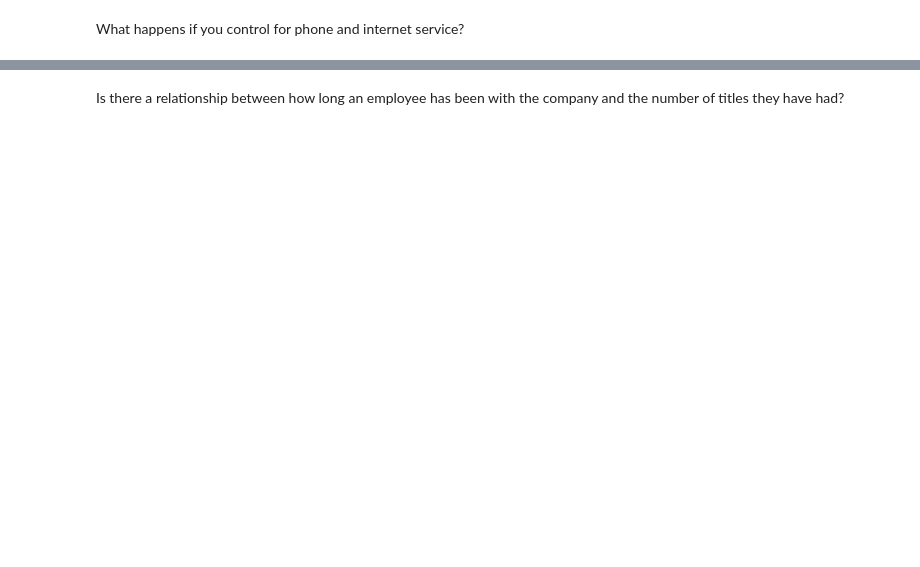
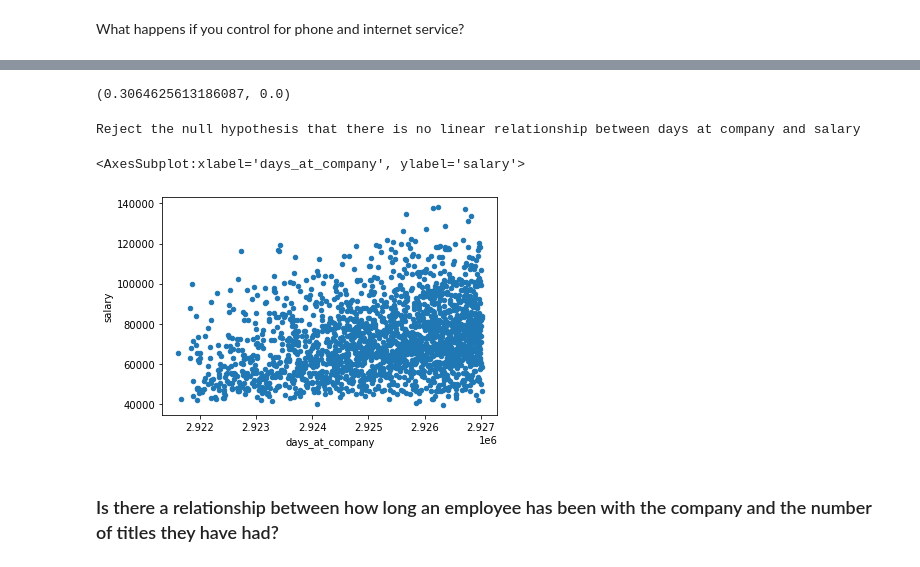
Before and after one commit to jesse-d-marder/statistics-exercises, a Jupyter notebook: hypothesis_testing.ipynb, the cells around one changed output, grey strips where cells are left out. Saved outputs shown, nothing was run; the diff lists cells and outputs as text; code cells hidden in the pictures; blank space fills up the shorter version.

```diff
--- a/hypothesis_testing.ipynb
+++ b/hypothesis_testing.ipynb
@@ -323,0 +390,10 @@ emp_sal = pd.read_sql(sql, get_db_url('employees'))
+# %%
+# Gets current employees only
+sql = """
+SELECT emp_no, salary, hire_date, to_date, DATEDIFF(to_date,  hire_date) AS days_at_company
+FROM employees
+JOIN salaries
+USING (emp_no)
+WHERE to_date>CURDATE();
+"""
+emp_sal = pd.read_sql(sql, get_db_url('employees'))
@@ -324,2 +409,19 @@ emp_sal = pd.read_sql(sql, get_db_url('employees'))
+# %%
+corr, p = stats.pearsonr(emp_sal.days_at_company, emp_sal.salary)
+corr, p
+# %% [output]
+(0.3064625613186087, 0.0)
+# %%
+if p < alpha:
+    print("Reject the null hypothesis that there is no linear relationship between days at company and salary")
+else:
+    print("Fail to reject null")
+# %% [output]
+Reject the null hypothesis that there is no linear relationship between days at company and salary
+# %%
+emp_sal.sample(2000).plot(x = 'days_at_company', y = 'salary', kind = 'scatter')
+# %% [output]
+<AxesSubplot:xlabel='days_at_company', ylabel='salary'>
+[figure, added]
 # %% [markdown]
-Is there a relationship between how long an employee has been with the company and the number of titles they have had?
+### Is there a relationship between how long an employee has been with the company and the number of titles they have had?
```
Also changed, not shown: parts of 38 cells of this notebook, 1 other file.
